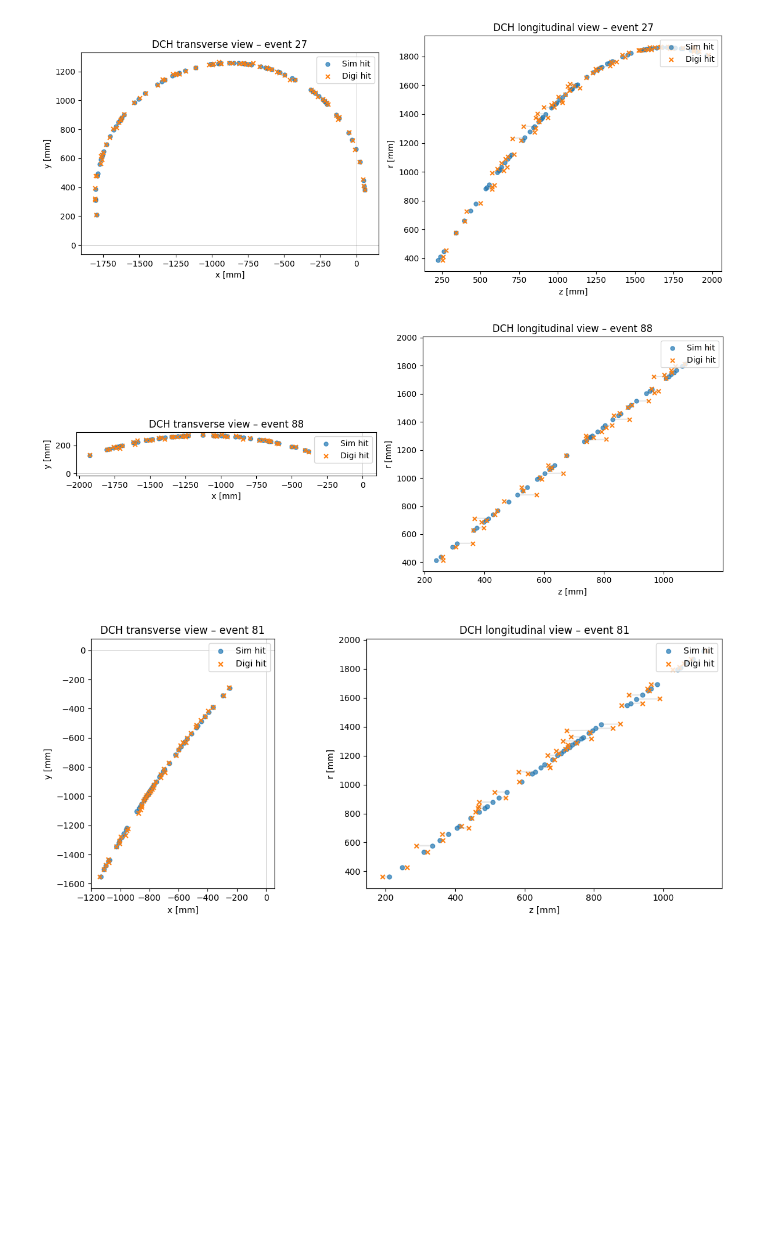
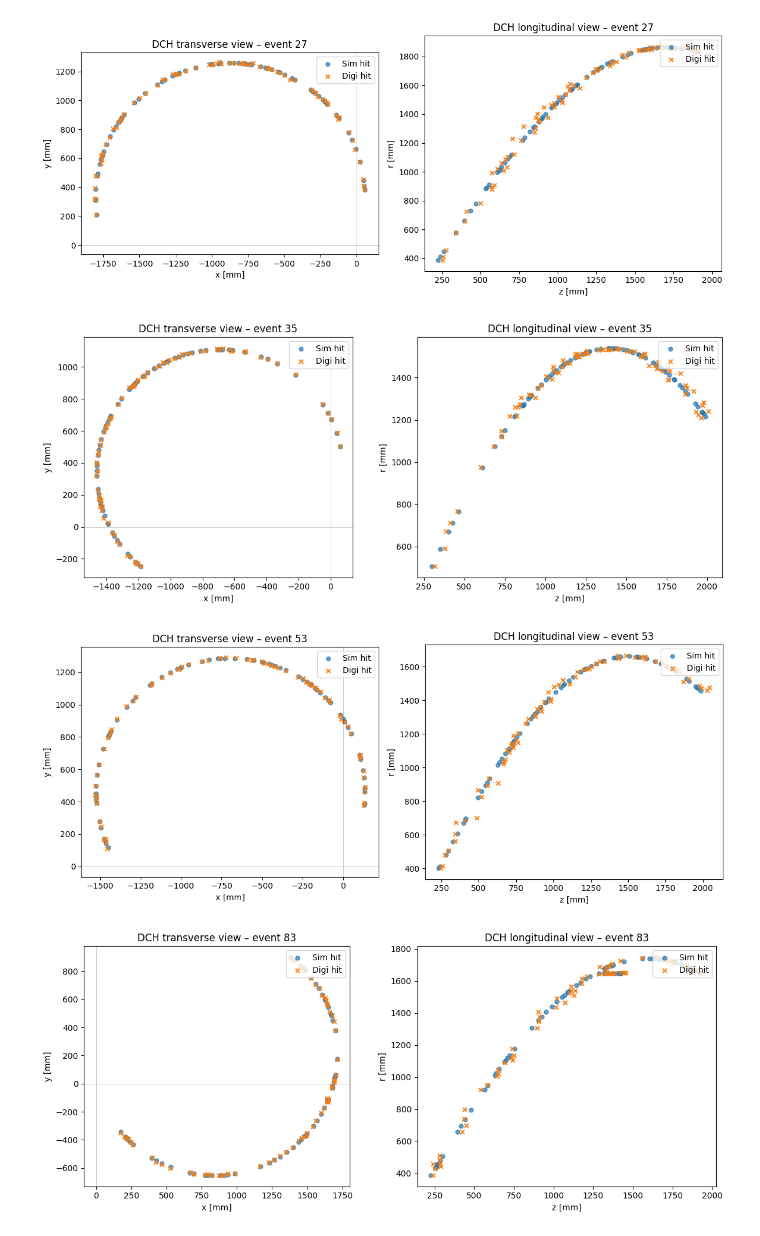
Before and after one commit to Obie3719/k4RecTracker, a Jupyter notebook: testPlots/digitize.ipynb, the cells around one changed output. Saved outputs shown, nothing was run; the diff lists cells and outputs as text; code cells hidden in the pictures; blank space fills up the shorter version.

```diff
--- a/testPlots/digitize.ipynb
+++ b/testPlots/digitize.ipynb
@@ -5,7 +5,7 @@ import numpy as np
 import matplotlib.pyplot as plt
 import vector
 # %%
-file = uproot.open("/ceph/omunkombwe/out_tracks1_60.root")
+file = uproot.open("/ceph/omunkombwe/fit_idea_o1_v03_new.root")
 tree = file["events"]
 # %%
 dceDep = tree['DCHCollection.eDep'].array()
@@ -577,7 +729,7 @@ plt.show()
 import itertools
 
 # choose the events you would like to inspect closely
-example_events = [27, 88, 81]
+example_events = [27, 35, 53, 83, 86, 99]
 
 # guard against requesting events that are not present
 n_events = len(dcPos_x)
@@ -613,32 +765,33 @@ def plot_dch_event(event_idx, output_dir='.', show_plot=True):
     axes[0].axvline(0, color='black', lw=0.5, alpha=0.3)
     axes[0].legend(loc='upper right')
     axes[0].set_aspect('equal', adjustable='box')
 
     # ZR view (longitudinal)
     axes[1].scatter(sim_z, sim_r, s=25, c='tab:blue', label='Sim hit', alpha=0.7)
     axes[1].scatter(digi_z, digi_r, s=25, c='tab:orange', marker='x', label='Digi hit')
     for sz, sr, dz, dr in zip(sim_z, sim_r, digi_z, digi_r):
         axes[1].plot([sz, dz], [sr, dr], color='gray', alpha=0.2)
     axes[1].set_xlabel('z [mm]')
     axes[1].set_ylabel('r [mm]')
     axes[1].set_title(f'DCH longitudinal view – event {event_idx}')
     axes[1].legend(loc='upper right')
 
     fig.tight_layout()
     output_path = f"{output_dir}/event_display_DCH_evt{event_idx:04d}.png"
     fig.savefig(output_path, dpi=200)
     if show_plot:
         plt.show()
     else:
         plt.close(fig)
     return output_path
 
 saved_displays = []
 for evt in valid_events:
     saved_displays.append(plot_dch_event(evt, output_dir='.', show_plot=True))
 
 print('Saved displays:', saved_displays)
 # %% [output]
 [figure]
-[figure, old version]
+[figure, new version]
-[figure, old version]
+[figure, new version]
+[figure, added]
```
Also changed, not shown: parts of 52 cells of this notebook, 7 other files.
